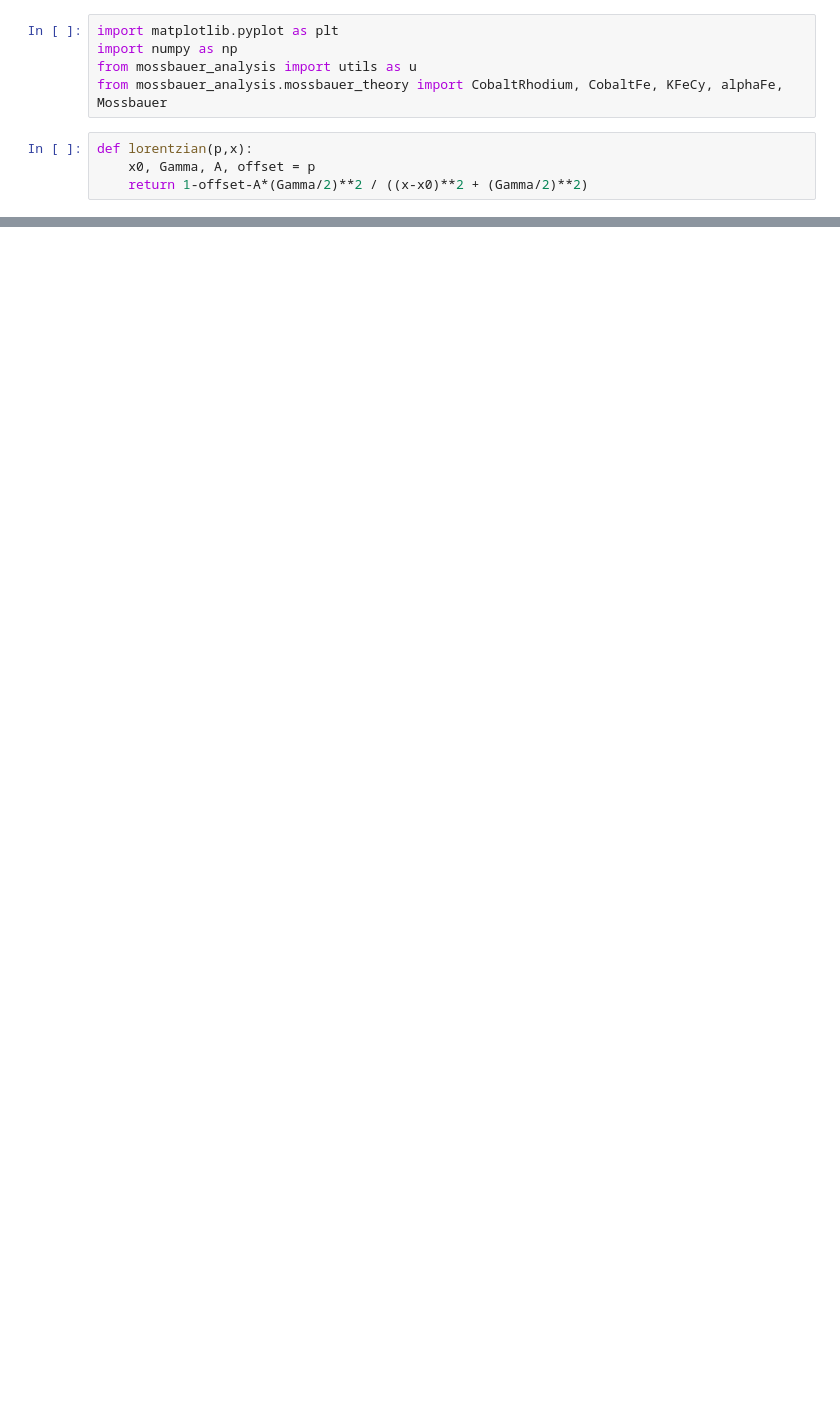
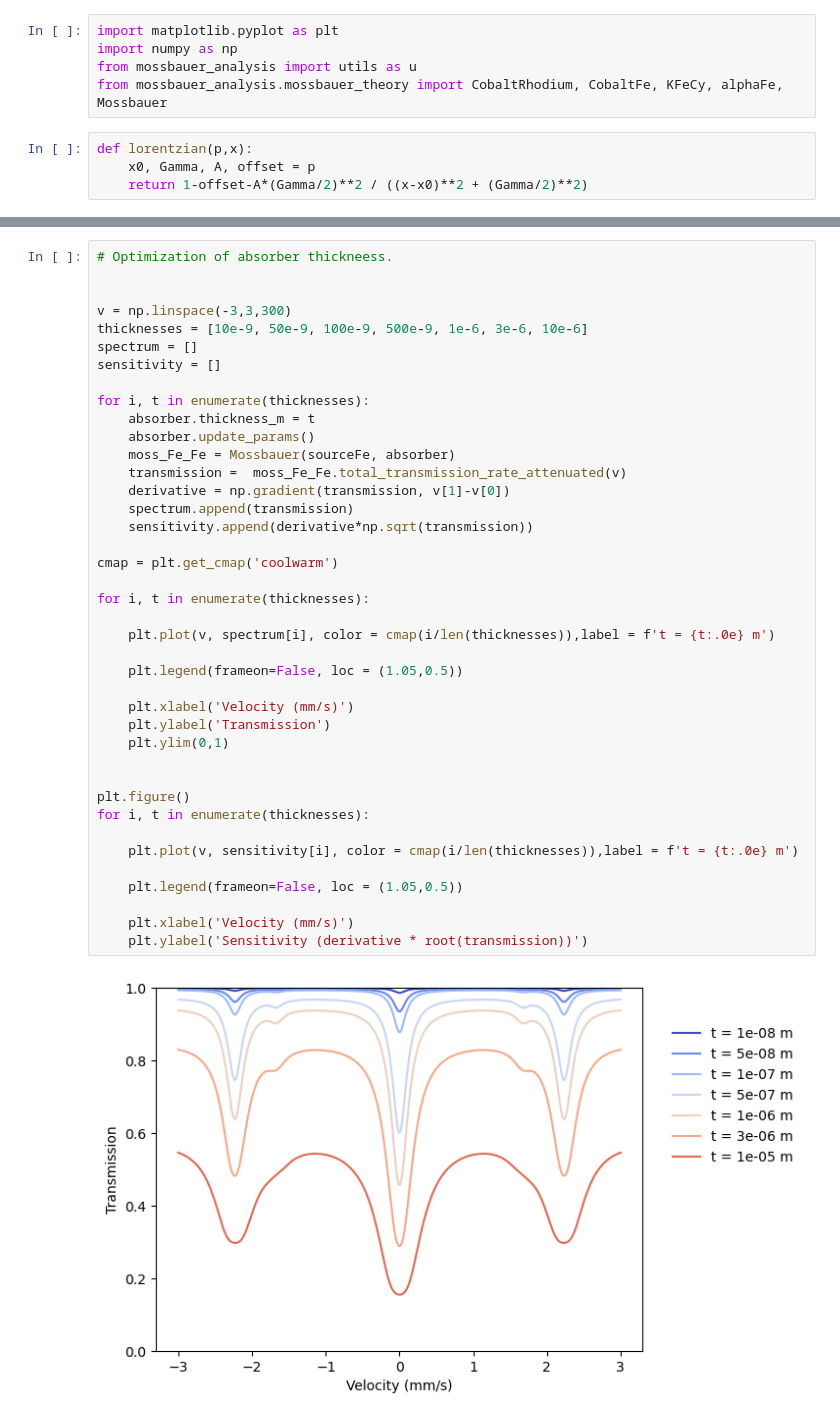
Before and after one commit to StanfordMossbauer/mossbauer_analysis, a Jupyter notebook: examples/Fe_thickness_sensitivity_scan.ipynb, the cells around one changed output, grey strips where cells are left out. Saved outputs shown, nothing was run; the diff lists cells and outputs as text; blank space fills up the shorter version.

```diff
--- a/examples/Fe_thickness_sensitivity_scan.ipynb
+++ b/examples/Fe_thickness_sensitivity_scan.ipynb
@@ -122,0 +113,42 @@ for t in thicknesses:
+# %%
+# Optimization of absorber thickneess.
+
+
+v = np.linspace(-3,3,300)
+thicknesses = [10e-9, 50e-9, 100e-9, 500e-9, 1e-6, 3e-6, 10e-6]
+spectrum = []
+sensitivity = []
+
+for i, t in enumerate(thicknesses):
+    absorber.thickness_m = t
+    absorber.update_params()
+    moss_Fe_Fe = Mossbauer(sourceFe, absorber)
+    transmission =  moss_Fe_Fe.total_transmission_rate_attenuated(v)
+    derivative = np.gradient(transmission, v[1]-v[0])
+    spectrum.append(transmission)
+    sensitivity.append(derivative*np.sqrt(transmission))
+
+cmap = plt.get_cmap('coolwarm')
+
+for i, t in enumerate(thicknesses):
+
+    plt.plot(v, spectrum[i], color = cmap(i/len(thicknesses)),label = f't = {t:.0e} m')
+
+    plt.legend(frameon=False, loc = (1.05,0.5))
+
+    plt.xlabel('Velocity (mm/s)')
+    plt.ylabel('Transmission')
+    plt.ylim(0,1)
+
+
+plt.figure()
+for i, t in enumerate(thicknesses):
+
+    plt.plot(v, sensitivity[i], color = cmap(i/len(thicknesses)),label = f't = {t:.0e} m')
+
+    plt.legend(frameon=False, loc = (1.05,0.5))
+
+    plt.xlabel('Velocity (mm/s)')
+    plt.ylabel('Sensitivity (derivative * root(transmission))')
+# %% [output]
+[figure, added]
```
Also changed, not shown: parts of 9 cells of this notebook.
